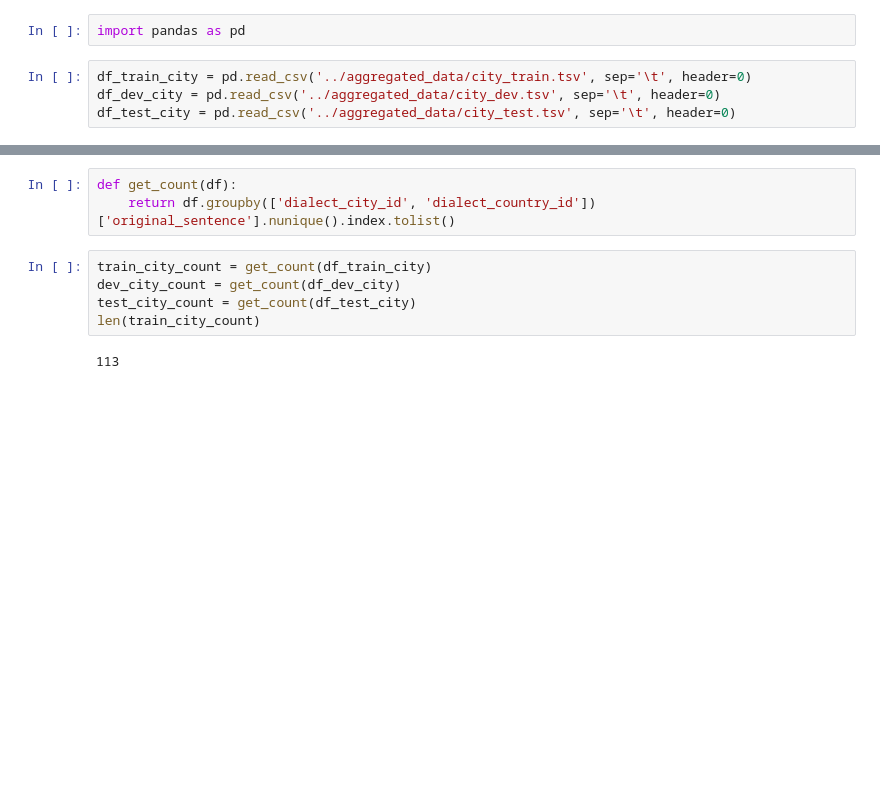
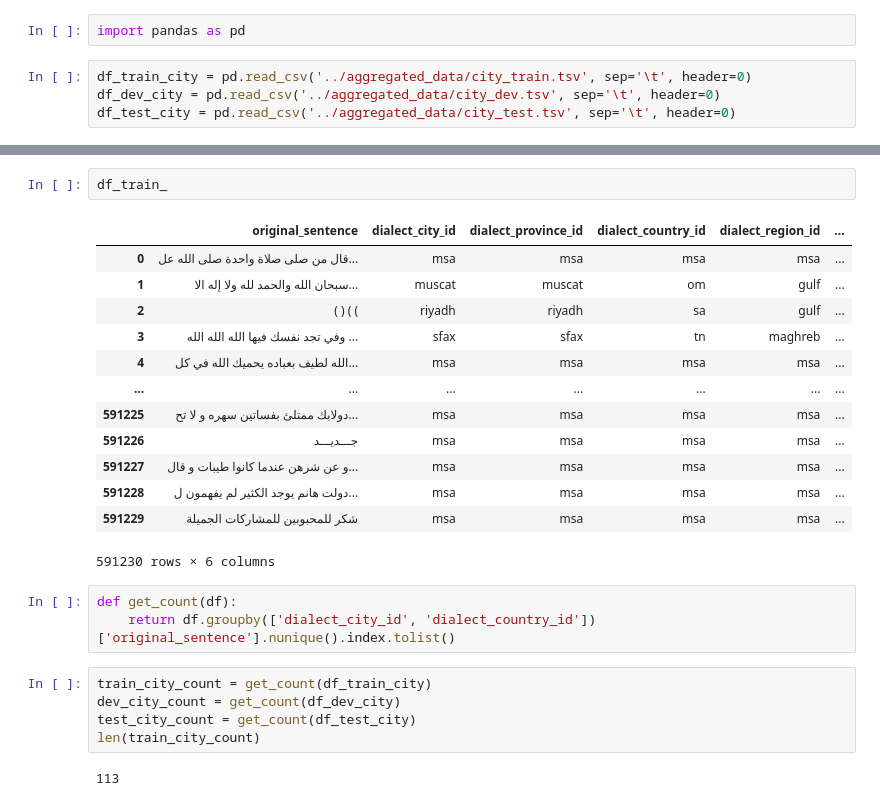
Before and after one commit to nurpeiis/Arabic-DID, a Jupyter notebook: notebooks/data_aggregated_analysis.ipynb, the cells around one changed output, grey strips where cells are left out. Cells and saved outputs as stored; diff of their text form; blank space fills up the shorter version.

```diff
--- a/notebooks/data_aggregated_analysis.ipynb
+++ b/notebooks/data_aggregated_analysis.ipynb
@@ -7,3 +42,19 @@ df_test_city = pd.read_csv('../aggregated_data/city_test.tsv', sep='\t', header=
+# %%
+df_train_
+# %% [output]
+|  | original_sentence | dialect_city_id | dialect_province_id | dialect_country_id | dialect_region_id | ... |
+| 0 | قال من صلى صلاة واحدة صلى الله عل... | msa | msa | msa | msa | ... |
+| 1 | سبحان الله والحمد لله ولا إله الا... | muscat | muscat | om | gulf | ... |
+| 2 | ( ) ( ( | riyadh | riyadh | sa | gulf | ... |
+| 3 | وفي تجد نفسك فيها الله الله الله ... | sfax | sfax | tn | maghreb | ... |
+| 4 | الله لطيف بعباده يحميك الله في كل... | msa | msa | msa | msa | ... |
+| ... | ... | ... | ... | ... | ... | ... |
+| 591225 | دولابك ممتلئ بفساتين سهره و لا تح... | msa | msa | msa | msa | ... |
+| 591226 | جـــديـــد | msa | msa | msa | msa | ... |
+| 591227 | و عن شرهن عندما كانوا طيبات و قال... | msa | msa | msa | msa | ... |
+| 591228 | دولت هانم يوجد الكثير لم يفهمون ل... | msa | msa | msa | msa | ... |
+| 591229 | شكر للمحبوبين للمشاركات الجميلة | msa | msa | msa | msa | ... |
+591230 rows × 6 columns
 # %%
 def get_count(df):
     return df.groupby(['dialect_city_id', 'dialect_country_id'])['original_sentence'].nunique().index.tolist()
```
Also changed, not shown: parts of 8 cells of this notebook, 3 other files.
